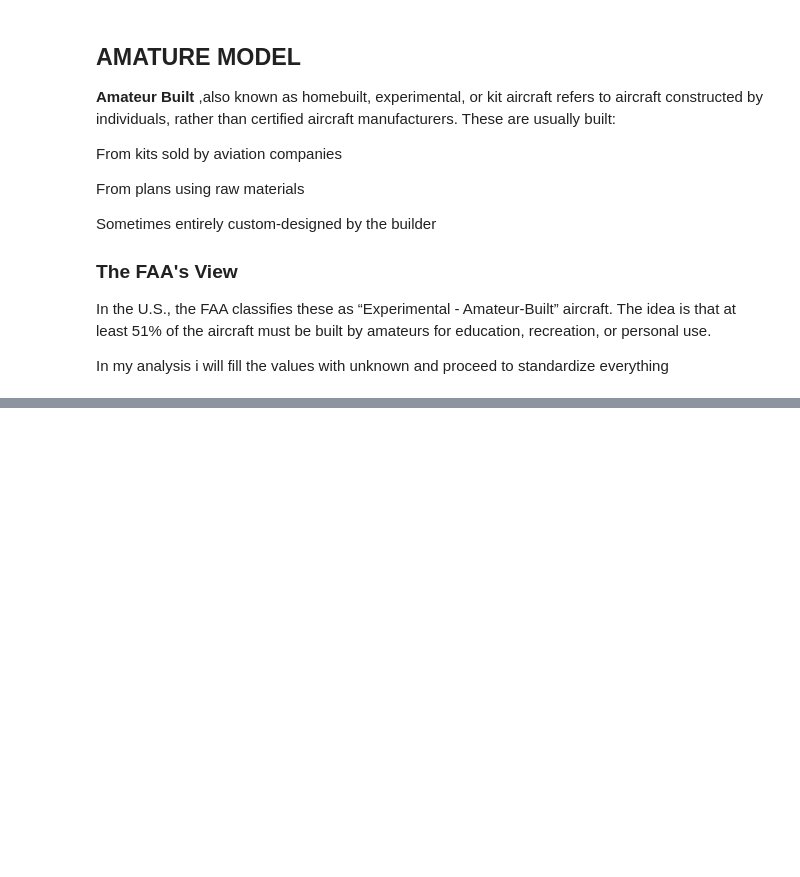
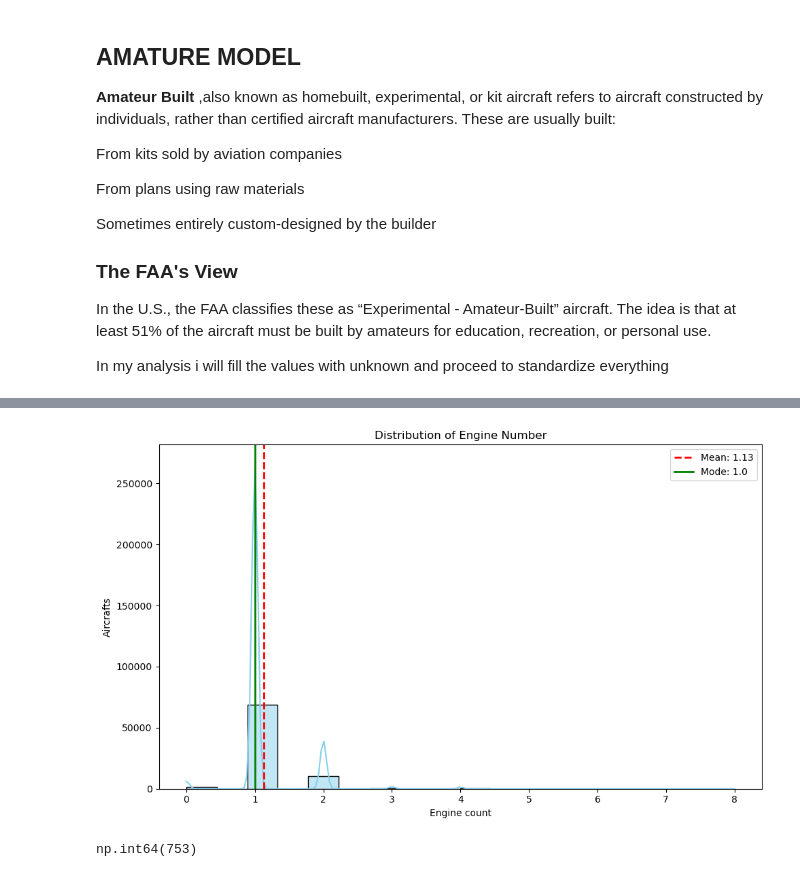
Before and after one commit to Arasirwa/DSFT-13-END-OF-PHASE-PROJECT, a Jupyter notebook: end-of-phase-1.ipynb, the cells around one changed output, grey strips where cells are left out. Drawn from its saved outputs; the diff is of its cells as text; code cells hidden in the pictures; blank space fills up the shorter version.

Commit message:
complete-data-cleaning

```diff
--- a/end-of-phase-1.ipynb
+++ b/end-of-phase-1.ipynb
@@ -1800,0 +2377,22 @@ dtype: int64
+# %%
+plt.figure(figsize=(10, 6))
+sns.histplot(us_data['number_of_engines'], kde=True, color='skyblue', edgecolor='black')
+
+mean_val = us_data['number_of_engines'].mean()
+mode_val = us_data['number_of_engines'].mode()[0]
+
+plt.axvline(mean_val, color='red', linestyle='--', linewidth=2, label=f'Mean: {mean_val:.2f}')
+plt.axvline(mode_val, color='green', linestyle='-', linewidth=2, label=f'Mode: {mode_val}')
+
+plt.title('Distribution of Engine Number')
+plt.xlabel('Engine count')
+plt.ylabel('Aircrafts')
+plt.legend()
+plt.tight_layout()
+plt.show()
+# %% [output]
+[figure, added]
+# %%
+us_data['number_of_engines'].isna().sum()
+# %% [output]
+np.int64(753)
```
Also changed, not shown: parts of 46 cells of this notebook.
